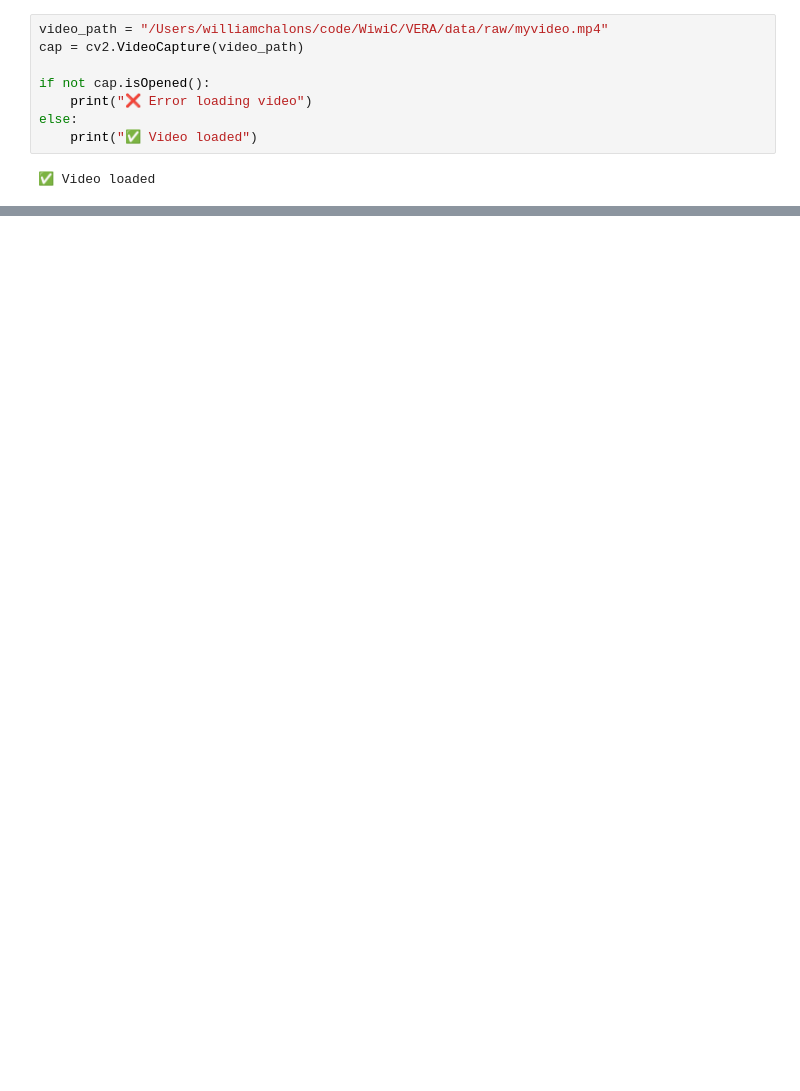
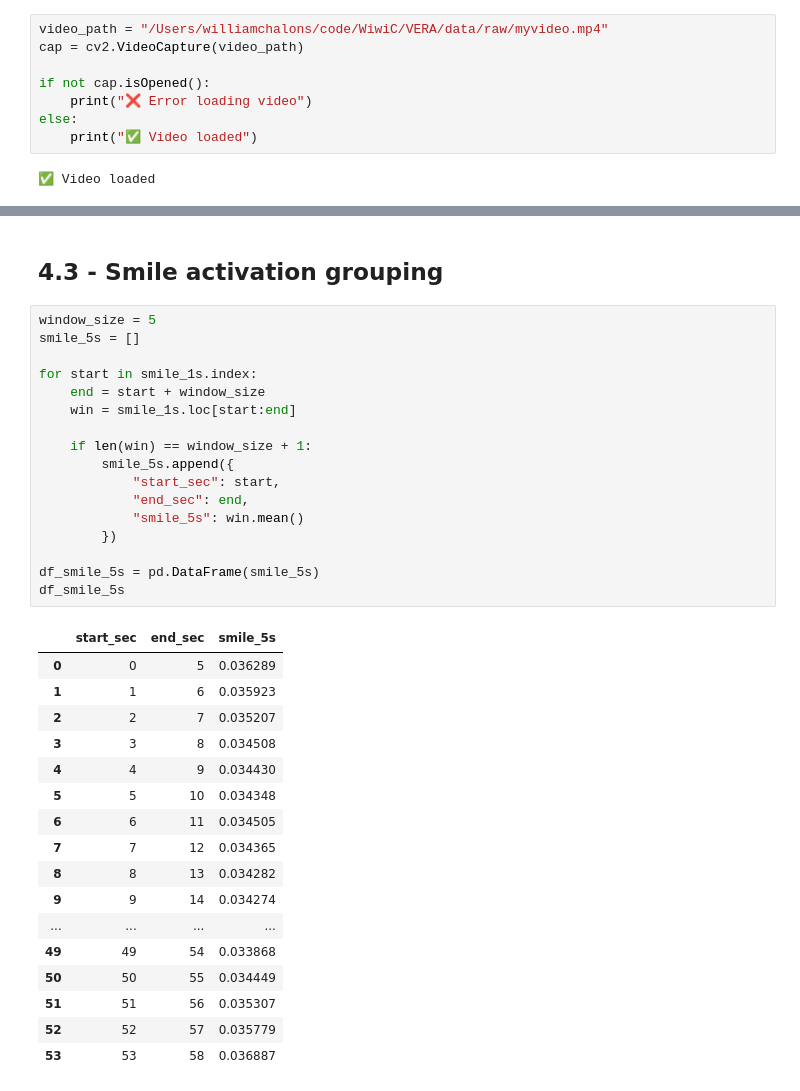
Before and after one commit to WiwiC/VERA, a Jupyter notebook: notebooks/01_facemesh_extraction.ipynb, the cells around one changed output, grey strips where cells are left out. Saved outputs shown, nothing was run; the diff lists cells and outputs as text; blank space fills up the shorter version.

```diff
--- a/notebooks/01_facemesh_extraction.ipynb
+++ b/notebooks/01_facemesh_extraction.ipynb
@@ -94,0 +265,37 @@ def extract_facemesh_landmarks(video_path, output_json):
+# %% [markdown]
+## 4.3 - Smile activation grouping
+# %%
+window_size = 5
+smile_5s = []
+
+for start in smile_1s.index:
+    end = start + window_size
+    win = smile_1s.loc[start:end]
+
+    if len(win) == window_size + 1:
+        smile_5s.append({
+            "start_sec": start,
+            "end_sec": end,
+            "smile_5s": win.mean()
+        })
+
+df_smile_5s = pd.DataFrame(smile_5s)
+df_smile_5s
+# %% [output]
+|  | start_sec | end_sec | smile_5s |
+| 0 | 0 | 5 | 0.036289 |
+| 1 | 1 | 6 | 0.035923 |
+| 2 | 2 | 7 | 0.035207 |
+| 3 | 3 | 8 | 0.034508 |
+| 4 | 4 | 9 | 0.034430 |
+| 5 | 5 | 10 | 0.034348 |
+| 6 | 6 | 11 | 0.034505 |
+| 7 | 7 | 12 | 0.034365 |
+| 8 | 8 | 13 | 0.034282 |
+| 9 | 9 | 14 | 0.034274 |
+| ... | ... | ... | ... |
+| 49 | 49 | 54 | 0.033868 |
+| 50 | 50 | 55 | 0.034449 |
+| 51 | 51 | 56 | 0.035307 |
+| 52 | 52 | 57 | 0.035779 |
+| 53 | 53 | 58 | 0.036887 |
```
Also changed, not shown: parts of 38 cells of this notebook.
